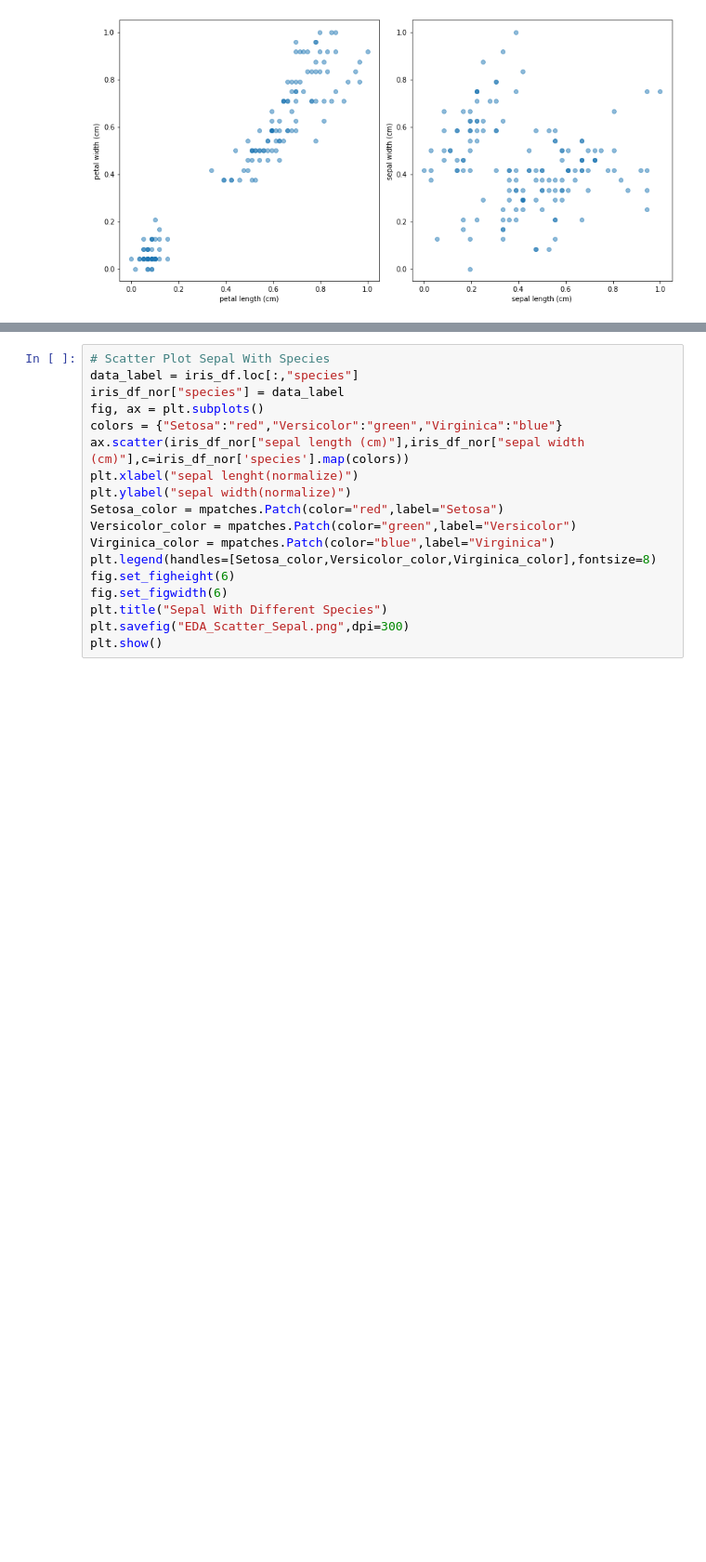
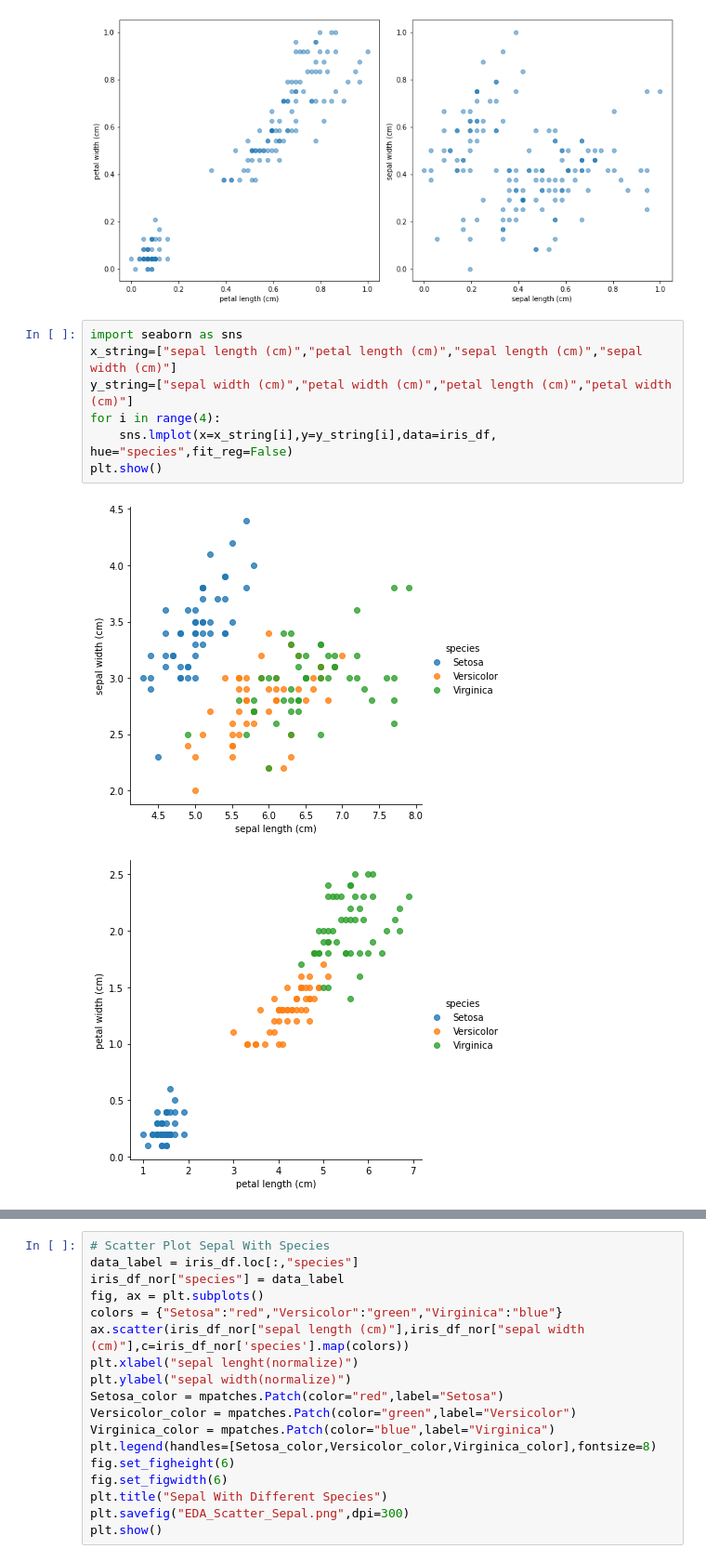
Before and after one commit to Chen-Han-Yu/Python, a Jupyter notebook: Tech/Iris/EDA_exercise.ipynb, the cells around one changed output, grey strips where cells are left out. Shown at 93% size. Drawn from its saved outputs; the diff is of its cells as text; blank space fills up the shorter version.

```diff
--- a/Tech/Iris/EDA_exercise.ipynb
+++ b/Tech/Iris/EDA_exercise.ipynb
@@ -198,3 +198,13 @@ plt.tight_layout()
 plt.show()
 # %% [output]
 [figure]
+# %%
+import seaborn as sns
+x_string=["sepal length (cm)","petal length (cm)","sepal length (cm)","sepal width (cm)"]
+y_string=["sepal width (cm)","petal width (cm)","petal length (cm)","petal width (cm)"]
+for i in range(4):
+    sns.lmplot(x=x_string[i],y=y_string[i],data=iris_df, hue="species",fit_reg=False)
+plt.show()
+# %% [output]
+[figure, added]
+[figure, added]
```
Also changed, not shown: parts of 5 cells of this notebook, 4 other files.
